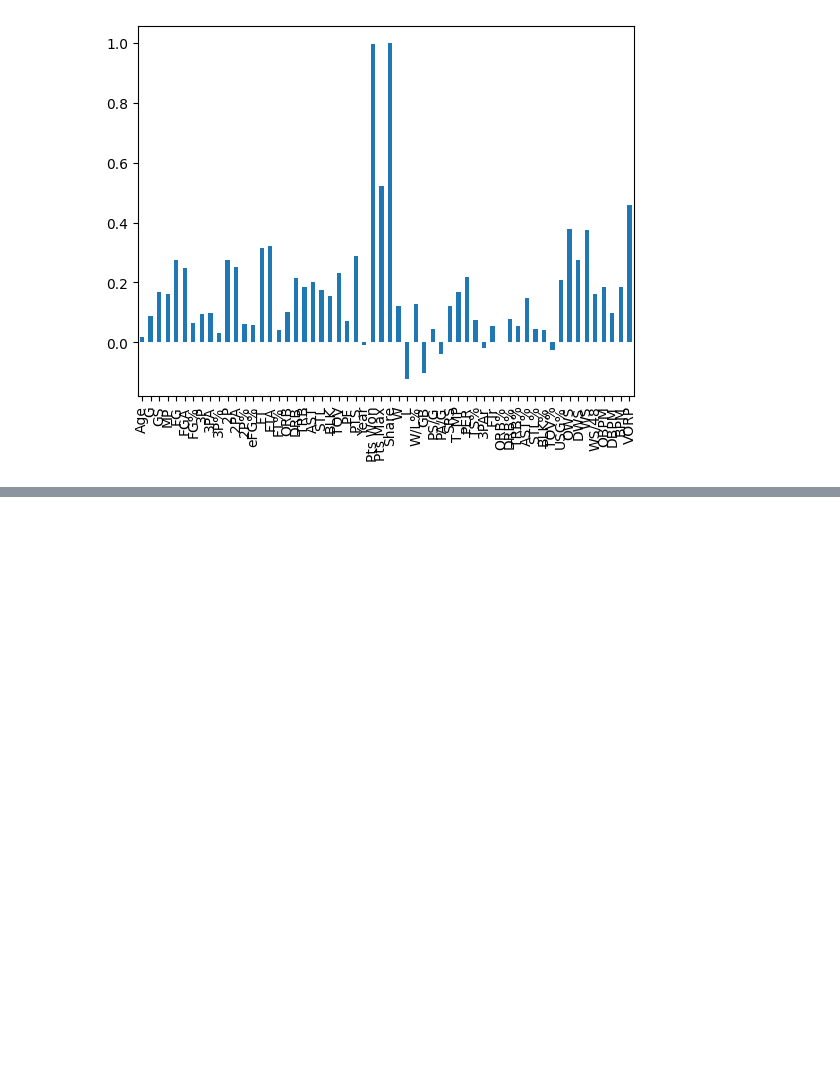
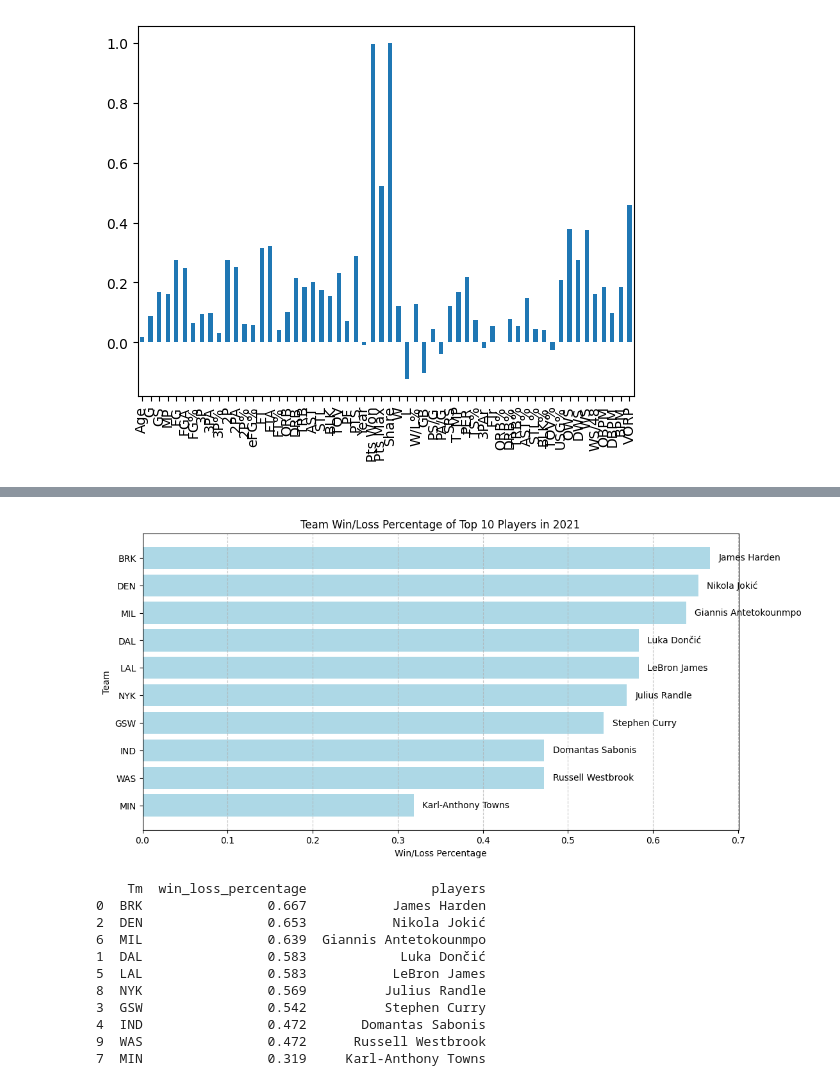
Before and after one commit to ConnorM1205/Final_Project_CS471, a Jupyter notebook: data_analysis.ipynb, the cells around one changed output, grey strips where cells are left out. Drawn from its saved outputs; the diff is of its cells as text; code cells hidden in the pictures; blank space fills up the shorter version.

```diff
--- a/data_analysis.ipynb
+++ b/data_analysis.ipynb
@@ -99,0 +152,45 @@ stats.select_dtypes(include=[float, int]).corr()["Share"].plot.bar()
+# %%
+# Filter the data for the 2021 season and select only the top 10 unique players.
+df_2021 = df[df['Year'] == 2021]
+df_unique_top_10_players = df_2021[df_2021['Player'].isin(top_10_unique_players_2021['Player'])]
+
+# Group by team and calculate the win/loss percentage and include player names.
+team_performance = df_unique_top_10_players.groupby('Tm').agg(
+    win_loss_percentage=('W/L%', 'mean'),
+    players=('Player', lambda x: ', '.join(x.unique()))  # Concatenate unique player names for each team.
+).reset_index()
+
+# Sort teams by win/loss percentage.
+team_performance_sorted = team_performance.sort_values(by='win_loss_percentage', ascending=False)
+
+# Plot a bar chart for team win/loss percentage with player names next to each bar.
+plt.figure(figsize=(12, 6))
+bars = plt.barh(team_performance_sorted['Tm'], team_performance_sorted['win_loss_percentage'], color='lightblue')
+
+# Annotate player names next to the bars.
+for i, bar in enumerate(bars):
+    player_names = team_performance_sorted['players'].iloc[i]
+    plt.text(bar.get_width() + 0.01, bar.get_y() + bar.get_height() / 2, player_names, va='center', ha='left', fontsize=10, color='black')
+
+plt.title("Team Win/Loss Percentage of Top 10 Players in 2021")
+plt.xlabel("Win/Loss Percentage")
+plt.ylabel("Team")
+plt.gca().invert_yaxis()  # Place the team with the highest win/loss percentage at the top.
+plt.grid(axis='x', linestyle='--', alpha=0.7)
+plt.show()
+
+# Display the team performance table with associated players.
+print(team_performance_sorted[['Tm', 'win_loss_percentage', 'players']])
+# %% [output]
+[figure, added]
+    Tm  win_loss_percentage                players
+0  BRK                0.667           James Harden
+2  DEN                0.653           Nikola Jokić
+6  MIL                0.639  Giannis Antetokounmpo
+1  DAL                0.583            Luka Dončić
+5  LAL                0.583           LeBron James
+8  NYK                0.569          Julius Randle
+3  GSW                0.542          Stephen Curry
+4  IND                0.472       Domantas Sabonis
+9  WAS                0.472      Russell Westbrook
+7  MIN                0.319     Karl-Anthony Towns
```
Also changed, not shown: parts of 3 cells of this notebook.
